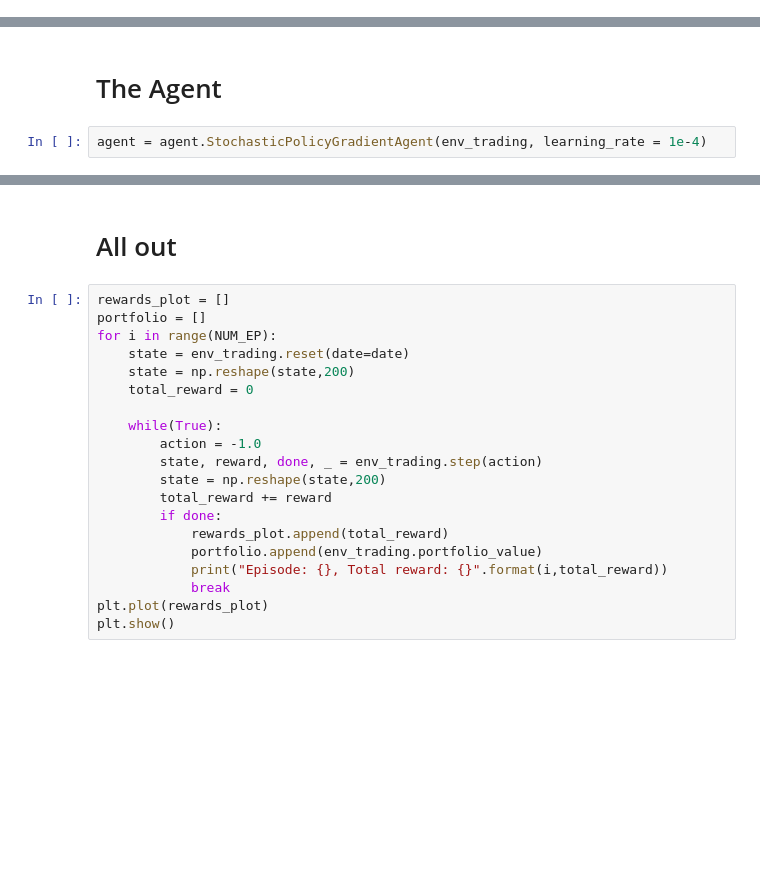
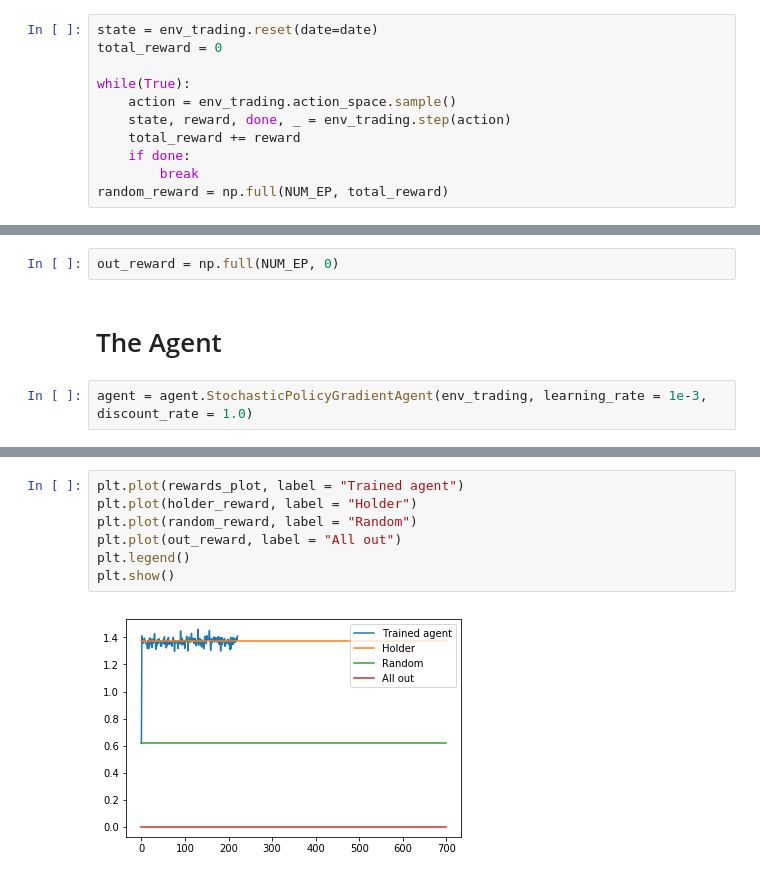
Before and after one commit to GuilhermeGSousa/ml-stock-prediction, a Jupyter notebook: policy_gradient_network_training.ipynb, the cells around one changed output, grey strips where cells are left out. Cells and saved outputs as stored; diff of their text form; blank space fills up the shorter version.

Commit message:
Added testing of the first implemented agent

```diff
--- a/policy_gradient_network_training.ipynb
+++ b/policy_gradient_network_training.ipynb
@@ -28,0 +50,11 @@ These can be found at the end of this notebook
+# %%
+state = env_trading.reset(date=date)
+total_reward = 0
+
+while(True):
+    action = env_trading.action_space.sample()
+    state, reward, done, _ = env_trading.step(action)
+    total_reward += reward
+    if done:
+        break
+random_reward = np.full(NUM_EP, total_reward)
@@ -29,7 +63,9 @@ These can be found at the end of this notebook
+# %%
+out_reward = np.full(NUM_EP, 0)
 # %% [markdown]
 # The Agent
 # %%
-agent = agent.StochasticPolicyGradientAgent(env_trading, learning_rate = 1e-4)
+agent = agent.StochasticPolicyGradientAgent(env_trading, learning_rate = 1e-3, discount_rate = 1.0)
 # %%
 rewards_plot = []
 portfolio = []
@@ -141,22 +108,9 @@ KeyboardInterrupt:
-# %% [markdown]
-# All out
-# %%
-rewards_plot = []
-portfolio = []
-for i in range(NUM_EP):
-    state = env_trading.reset(date=date)
-    state = np.reshape(state,200)
-    total_reward = 0
-
-    while(True):
-        action = -1.0
-        state, reward, done, _ = env_trading.step(action)
-        state = np.reshape(state,200)
-        total_reward += reward
-        if done:
-            rewards_plot.append(total_reward)
-            portfolio.append(env_trading.portfolio_value)
-            print("Episode: {}, Total reward: {}".format(i,total_reward))
-            break
-plt.plot(rewards_plot)
-plt.show()
+# %%
+plt.plot(rewards_plot, label = "Trained agent")
+plt.plot(holder_reward, label = "Holder")
+plt.plot(random_reward, label = "Random")
+plt.plot(out_reward, label = "All out")
+plt.legend()
+plt.show()
+# %% [output]
+[figure, added]
```
Also changed, not shown: parts of 13 cells of this notebook, 1 other file.
